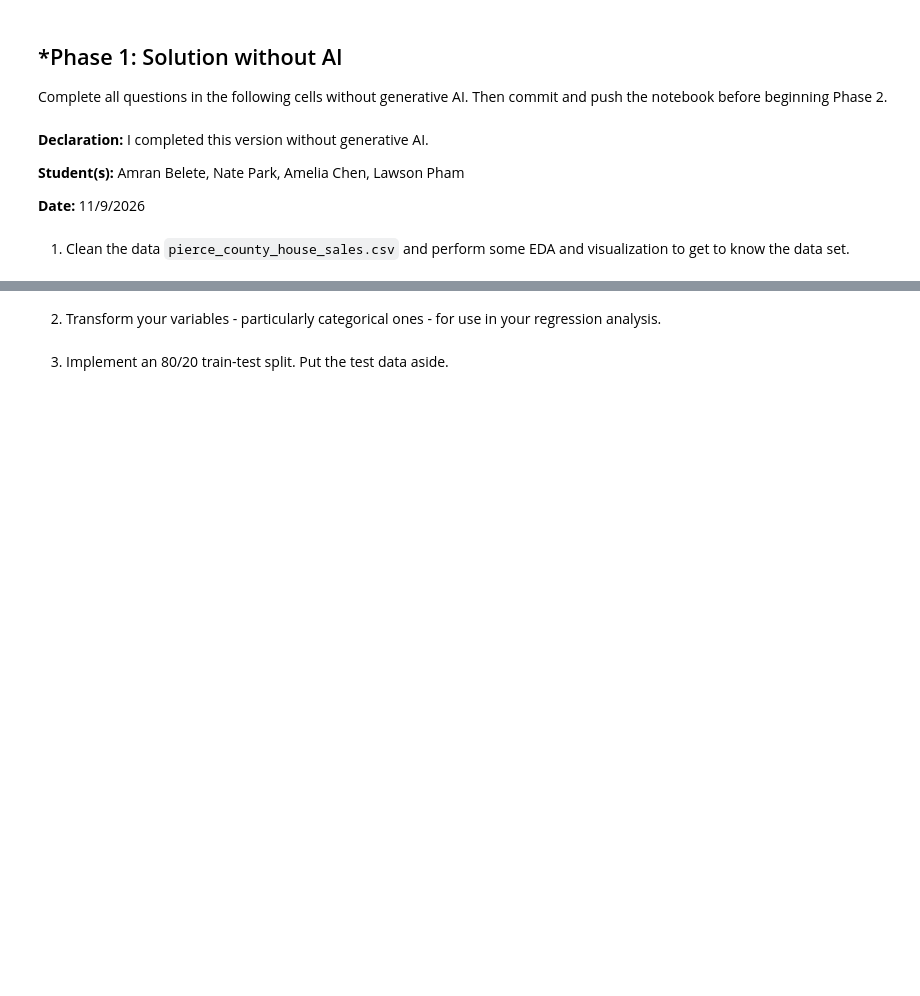
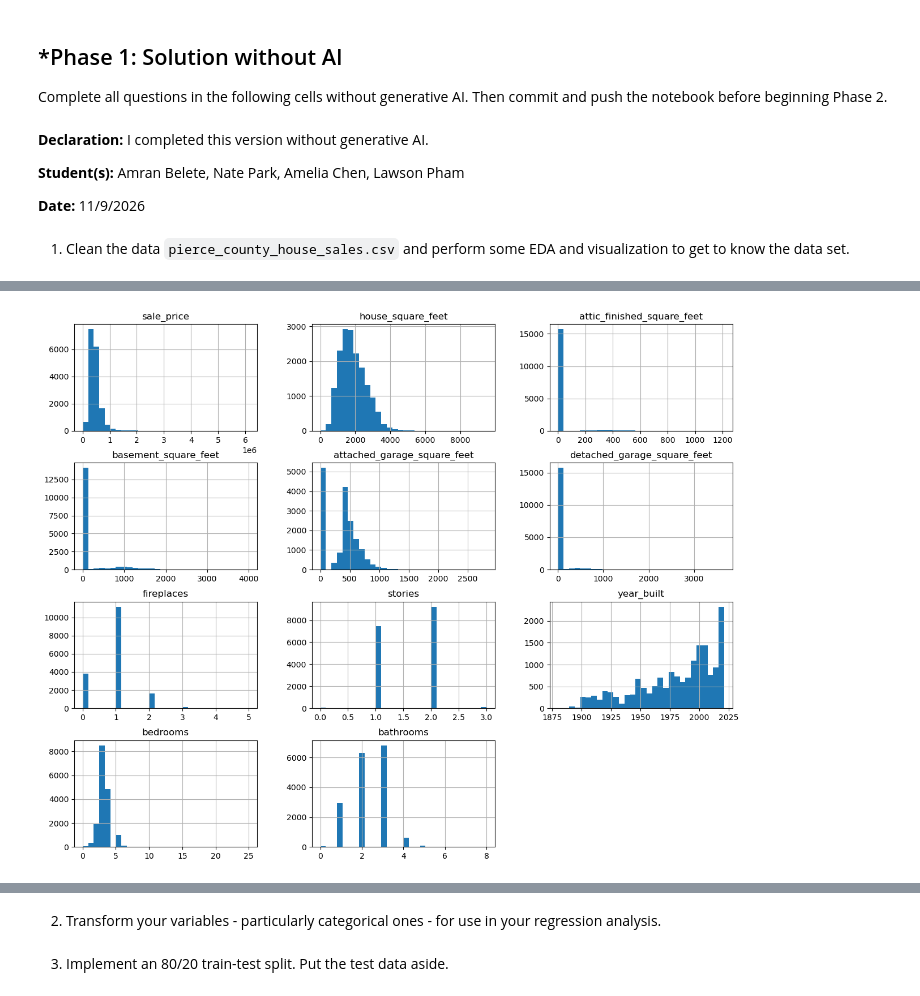
Before and after one commit to lawsonpham/L02-hedonic-pricing, a Jupyter notebook: notebook.ipynb, the cells around one changed output, grey strips where cells are left out. Drawn from its saved outputs; the diff is of its cells as text; code cells hidden in the pictures; blank space fills up the shorter version.

```diff
--- a/notebook.ipynb
+++ b/notebook.ipynb
@@ -42,2 +35,82 @@ df.head()
 # %% [markdown]
 1. Clean the data `pierce_county_house_sales.csv` and perform some EDA and visualization to get to know the data set.
+# %%
+print("df.shape:")
+print(df.shape, '\n')
+
+print("df.dtypes:")
+print(df.dtypes, '\n')
+
+print(df.head())
+
+# Separate categorical and numeric variables
+categorical_cols = df.select_dtypes(include=["object", "category"]).columns.tolist()
+numeric_cols = df.select_dtypes(include=["number"]).columns.tolist()
+
+'''
+print("Categorical variables:", categorical_cols)
+print("\nNumeric variables:", numeric_cols)
+
+Categorical variables: ['sale_date', 'hvac_description', 'exterior', 'interior', 'roof_cover',
+'waterfront_type', 'view_quality', 'utility_sewer']
+
+Numeric variables: ['sale_price', 'house_square_feet', 'attic_finished_square_feet', 'basement_square_feet',
+'attached_garage_square_feet', 'detached_garage_square_feet', 'fireplaces', 'stories', 'year_built', 'bedrooms', 'bathrooms']
+
+'''
+
+# Create separate dataframes for the categorical/numeric variables
+df_categorical = df[categorical_cols]
+df_numeric = df[numeric_cols]
+
+# Check for missing values in each df
+display(df_categorical.isna().sum().to_frame("Missing values"))
+display(df_numeric.isna().sum().to_frame("Missing values"))
+
+'''
+We noticed that there are 16261 missing values for waterfront_type and 15895 missing values for view_quality.
+The csv has 16814 entries in total, so a majority of entries are missing these values. Therefore, it is not a vaiable
+option to drop the missing data, so we are choosing to label it as "not recorded."
+
+Additionally, there are 7 missing values for hvac_description, 1 for exterior, 7 for interior, and 8 for roof_cover.
+Since there are only a few missing values for these variables, and we have a large amount of data in total, we are choosing
+to drop these rows.
+
+There are no missing numeric values.
+'''
+
+# Fill missing values
+df_categorical["waterfront_type"] = df_categorical["waterfront_type"].fillna("Not Recorded")
+df_categorical["view_quality"] = df_categorical["view_quality"].fillna("Not Recorded")
+
+# Drop rows with missing hvac_description/exterior/interior/roof_cover values
+df_categorical = df_categorical.dropna(subset=["hvac_description", "exterior", "interior", "roof_cover"])
+
+# Check that missing values were filled
+display(df_categorical.isna().sum().to_frame("Missing values"))
+
+for col in numeric_cols:
+    Q1 = df[col].quantile(0.25)
+    Q3 = df[col].quantile(0.75)
+    IQR = Q3 - Q1
+
+    lower = Q1 - 1.5 * IQR
+    upper = Q3 + 1.5 * IQR
+
+    outliers = df[(df[col] < lower) | (df[col] > upper)]
+    print(f"{col}: {len(outliers)} outliers")
+
+df_numeric.hist(figsize=(15, 12), bins=30)
+plt.show()
+
+for col in categorical_cols:
+    plt.figure()
+    df[col].value_counts().plot(kind="bar")
+    plt.show()
+
+display(df_numeric.describe())
+
+for col in categorical_cols:
+    print(f"\n{col}:")
+    print(df[col].value_counts(dropna=False))
+# %% [output]
@@ -43,0 +185 @@ df.head()
+[figure, added]
```
Also changed, not shown: parts of 2 cells of this notebook.
